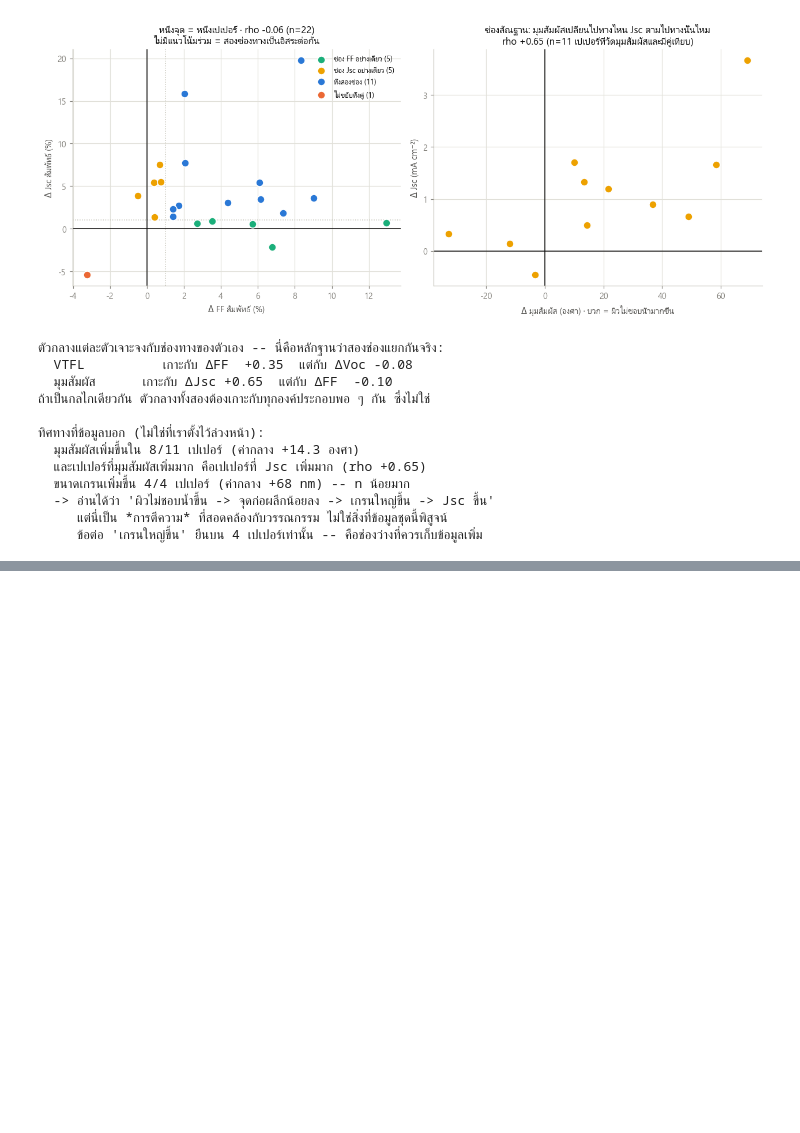
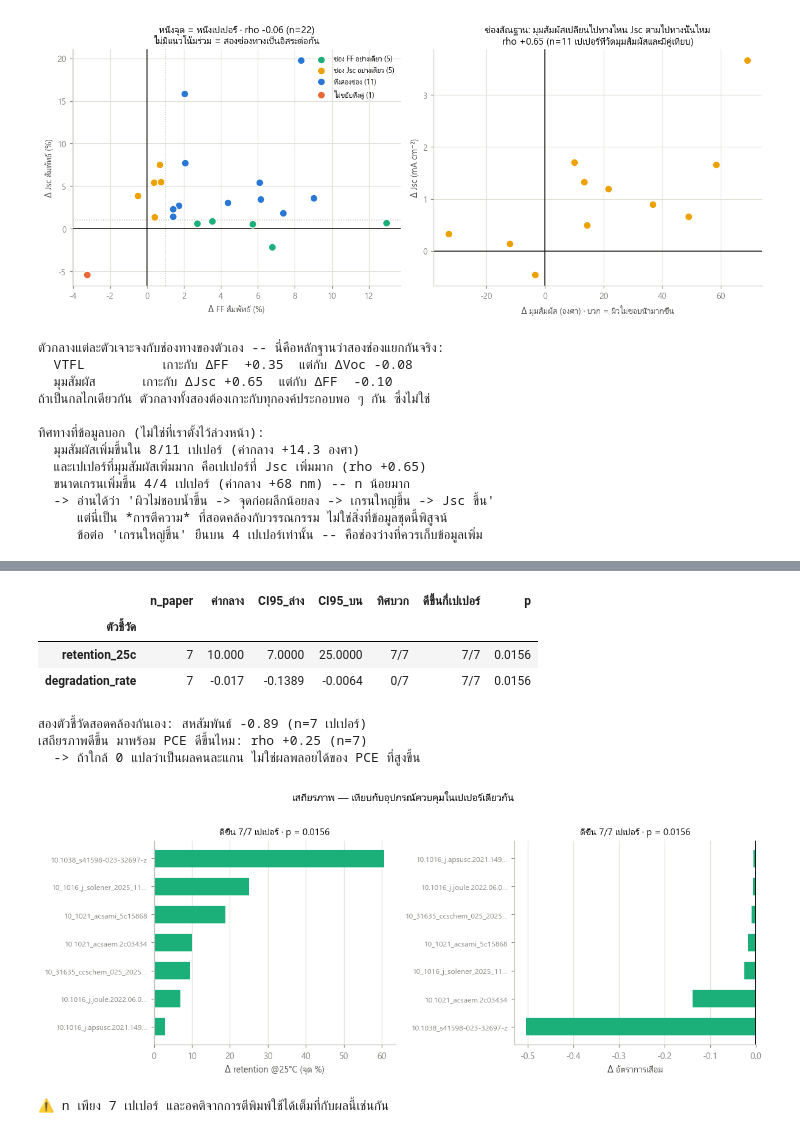
Before and after one commit to NiOx-based-Perovskite-Solar-Cell/Perovskite-Research, a Jupyter notebook: notebooks/model_htl_modification.ipynb, the cells around one changed output, grey strips where cells are left out. Saved outputs shown, nothing was run; the diff lists cells and outputs as text; code cells hidden in the pictures; blank space fills up the shorter version.

```diff
--- a/notebooks/model_htl_modification.ipynb
+++ b/notebooks/model_htl_modification.ipynb
@@ -1311,0 +1078,50 @@ print(f"""
+# %%
+rows = []
+for y, good in [("retention_25c", +1), ("degradation_rate", -1)]:
+    v = CHP[f"Δ{y}"].dropna()
+    if len(v) < 2:
+        continue
+    p_, k_, n_ = sign_test(v)
+    lo, hi = boot_ci(v)
+    rows.append(dict(ตัวชี้วัด=y, n_paper=n_, ค่ากลาง=round(float(v.median()), 4),
+                     CI95_ล่าง=round(lo, 4), CI95_บน=round(hi, 4),
+                     ทิศบวก=f"{k_}/{n_}",
+                     ดีขึ้นกี่เปเปอร์=f"{(k_ if good > 0 else n_ - k_)}/{n_}",
+                     p=round(p_, 4) if pd.notna(p_) else np.nan))
+STAB_TBL = pd.DataFrame(rows)
+display(STAB_TBL.set_index("ตัวชี้วัด"))
+
+_ret = CHP["Δretention_25c"].dropna()
+_deg = CHP["Δdegradation_rate"].dropna()
+_both = CHP[["Δretention_25c", "Δdegradation_rate", "Δpce"]].dropna()
+_r, _n = spearman(_both["Δretention_25c"], _both["Δdegradation_rate"])
+print(f"\nสองตัวชี้วัดสอดคล้องกันเอง: สหสัมพันธ์ {_r:+.2f} (n={_n} เปเปอร์)")
+_rp, _np = spearman(_both["Δretention_25c"], _both["Δpce"])
+print(f"เสถียรภาพดีขึ้น มาพร้อม PCE ดีขึ้นไหม: rho {_rp:+.2f} (n={_np})")
+print("  -> ถ้าใกล้ 0 แปลว่าเป็นผลคนละแกน ไม่ใช่ผลพลอยได้ของ PCE ที่สูงขึ้น")
+
+fig, axes = plt.subplots(1, 2, figsize=(11.0, 4.3))
+for ax, (y, lab, good) in zip(axes, [("Δretention_25c", "Δ retention @25°C (จุด %)", +1),
+                                     ("Δdegradation_rate", "Δ อัตราการเสื่อม", -1)]):
+    v = CHP[y].dropna().sort_values()
+    col = [C3 if (x * good) > 0 else C2 for x in v]
+    ax.barh(range(len(v)), v.values, color=col, height=.62)
+    ax.axvline(0, color=INK, lw=1.3)
+    ax.set_yticks(range(len(v)), [short(i, 26) for i in v.index], fontsize=8)
+    ax.set_xlabel(lab)
+    _p, _k, _n2 = sign_test(v)
+    ax.set_title(f"ดีขึ้น {(_k if good > 0 else _n2 - _k)}/{_n2} เปเปอร์ · p = {_p:.3g}", fontsize=10)
+    ax.grid(axis="y", visible=False)
+fig.suptitle("เสถียรภาพ — เทียบกับอุปกรณ์ควบคุมในเปเปอร์เดียวกัน", y=1.02)
+plt.tight_layout(); plt.show()
+print("⚠️ n เพียง 7 เปเปอร์ และอคติจากการตีพิมพ์ใช้ได้เต็มที่กับผลนี้เช่นกัน")
+# %% [output]
+|  | n_paper | ค่ากลาง | CI95_ล่าง | CI95_บน | ทิศบวก | ดีขึ้นกี่เปเปอร์ | p |
+| ตัวชี้วัด |  |  |  |  |  |  |  |
+| retention_25c | 7 | 10.000 | 7.0000 | 25.0000 | 7/7 | 7/7 | 0.0156 |
+| degradation_rate | 7 | -0.017 | -0.1389 | -0.0064 | 0/7 | 7/7 | 0.0156 |
+สองตัวชี้วัดสอดคล้องกันเอง: สหสัมพันธ์ -0.89 (n=7 เปเปอร์)
+เสถียรภาพดีขึ้น มาพร้อม PCE ดีขึ้นไหม: rho +0.25 (n=7)
+  -> ถ้าใกล้ 0 แปลว่าเป็นผลคนละแกน ไม่ใช่ผลพลอยได้ของ PCE ที่สูงขึ้น
+[figure, added]
+⚠️ n เพียง 7 เปเปอร์ และอคติจากการตีพิมพ์ใช้ได้เต็มที่กับผลนี้เช่นกัน
```
Also changed, not shown: parts of 22 cells of this notebook, 15 other files.
